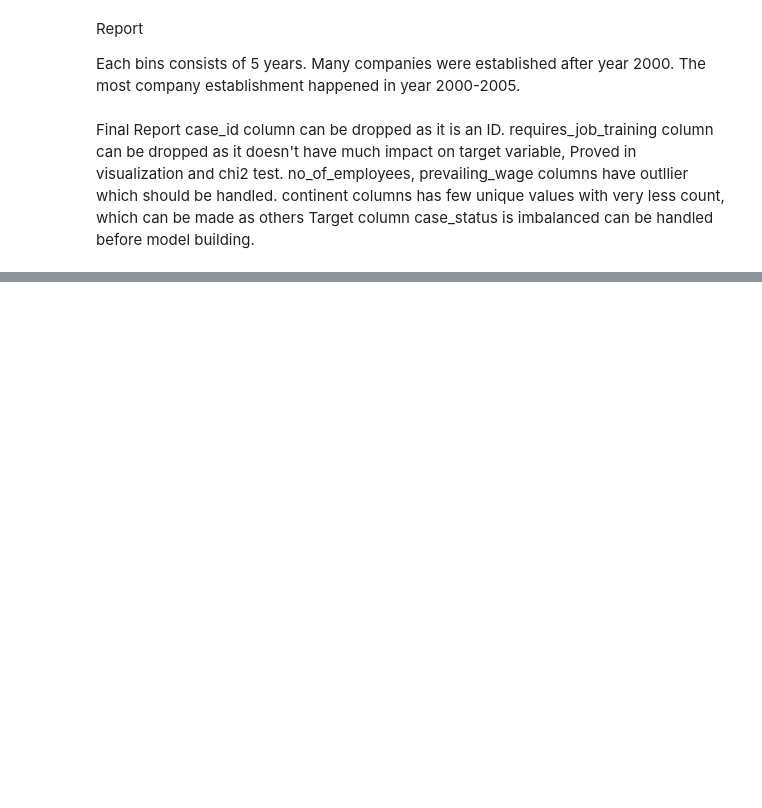
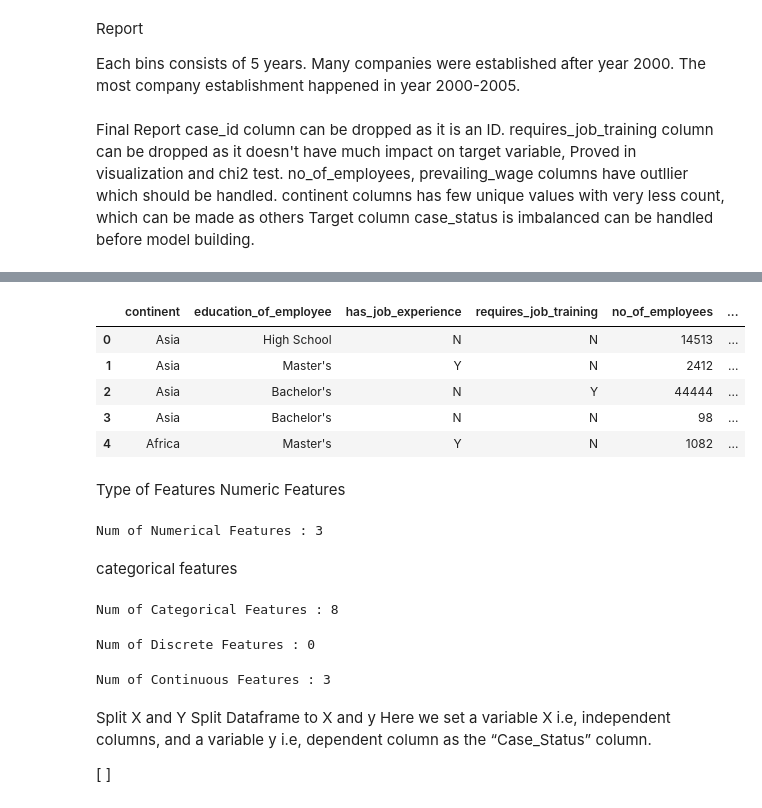
Before and after one commit to maria2021831011/DATA-SCIENCE, a Jupyter notebook: logistic_regression.ipynb, the cells around one changed output, grey strips where cells are left out. Saved outputs shown, nothing was run; the diff lists cells and outputs as text; code cells hidden in the pictures; blank space fills up the shorter version.

```diff
--- a/logistic_regression.ipynb
+++ b/logistic_regression.ipynb
@@ -754,0 +820,9 @@ Target column case_status is imbalanced can be handled before model building.
+# %%
+df.head()
+# %% [output]
+|  | continent | education_of_employee | has_job_experience | requires_job_training | no_of_employees | ... |
+| 0 | Asia | High School | N | N | 14513 | ... |
+| 1 | Asia | Master's | Y | N | 2412 | ... |
+| 2 | Asia | Bachelor's | N | Y | 44444 | ... |
+| 3 | Asia | Bachelor's | N | N | 98 | ... |
+| 4 | Africa | Master's | Y | N | 1082 | ... |
@@ -754,0 +831,31 @@ Target column case_status is imbalanced can be handled before model building.
+# %% [markdown]
+Type of Features
+Numeric Features
+# %%
+num_features = [feature for feature in df.columns if df[feature].dtype != 'O']
+print('Num of Numerical Features :', len(num_features))
+# %% [output]
+Num of Numerical Features : 3
+# %% [markdown]
+categorical features
+# %%
+cat_features = [feature for feature in df.columns if df[feature].dtype == 'O']
+print('Num of Categorical Features :', len(cat_features))
+# %% [output]
+Num of Categorical Features : 8
+# %%
+discrete_features=[feature for feature in num_features if len(df[feature].unique())<=25]
+print('Num of Discrete Features :',len(discrete_features))
+# %% [output]
+Num of Discrete Features : 0
+# %%
+continuous_features=[feature for feature in num_features if feature not in discrete_features]
+print('Num of Continuous Features :',len(continuous_features))
+# %% [output]
+Num of Continuous Features : 3
+# %% [markdown]
+Split X and Y
+Split Dataframe to X and y
+Here we set a variable X i.e, independent columns, and a variable y i.e, dependent column as the “Case_Status” column.
+
+[ ]
```
Also changed, not shown: parts of 42 cells of this notebook.
